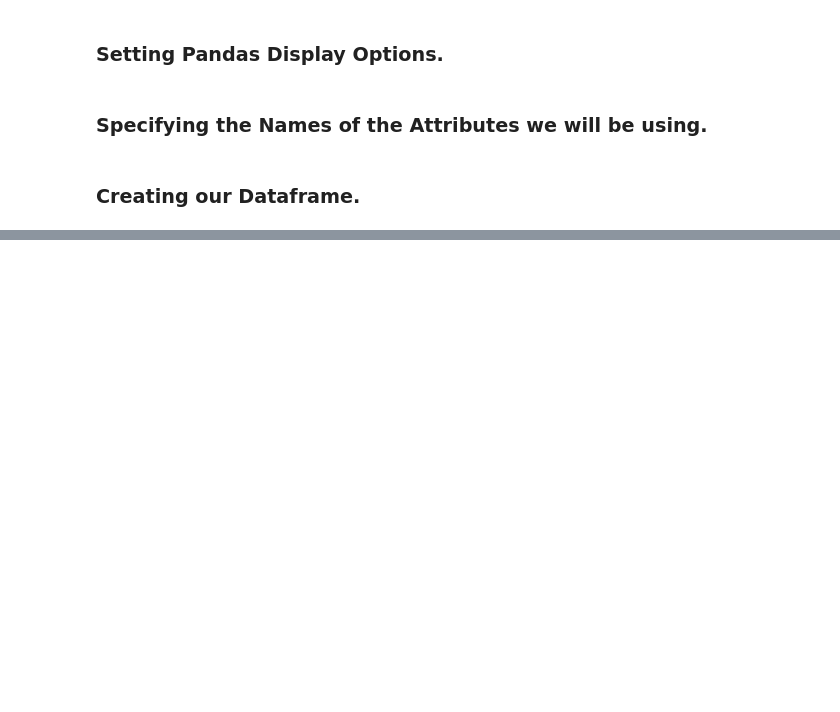
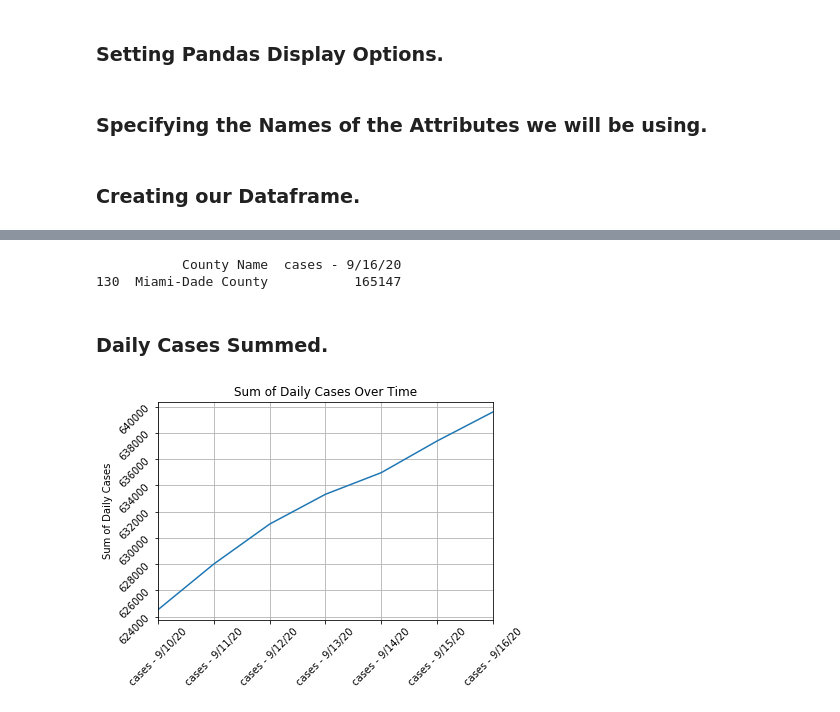
Before and after one commit to UNCG-CSE/COVID-Team-1, a Jupyter notebook: src/chris/member_tasks_chris.ipynb, the cells around one changed output, grey strips where cells are left out. Cells and saved outputs as stored; diff of their text form; code cells hidden in the pictures; blank space fills up the shorter version.

```diff
--- a/src/chris/member_tasks_chris.ipynb
+++ b/src/chris/member_tasks_chris.ipynb
@@ -86,0 +189,13 @@ df_covid
+# %%
+df_covid[130:131].filter(regex = "cases - 9/16/20|County Name")
+# %% [output]
+           County Name  cases - 9/16/20
+130  Miami-Dade County           165147
+# %% [markdown]
+### Daily Cases Summed.
+# %%
+ax1 = df_covid_cases_final_week.sum().plot(grid = True, title = "Sum of Daily Cases Over Time")
+ax1.set_ylabel("Sum of Daily Cases")
+ax1.tick_params(rotation = 45)
+# %% [output]
+[figure, added]
```
Also changed, not shown: parts of 28 cells of this notebook, 2 other files.
